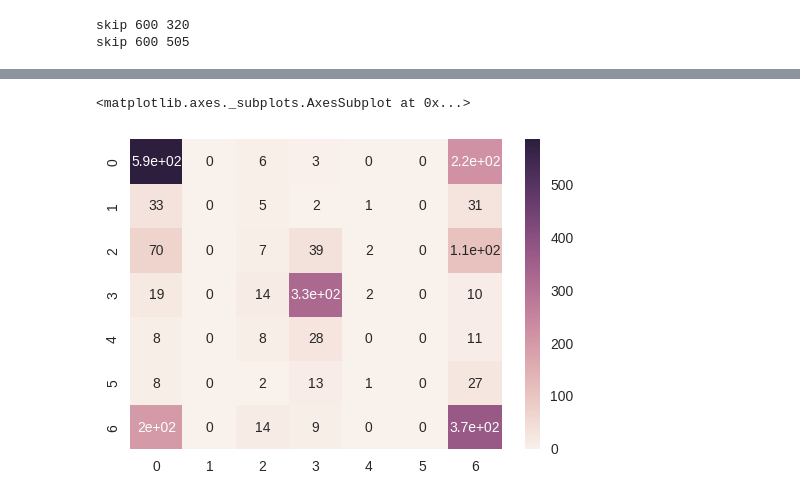
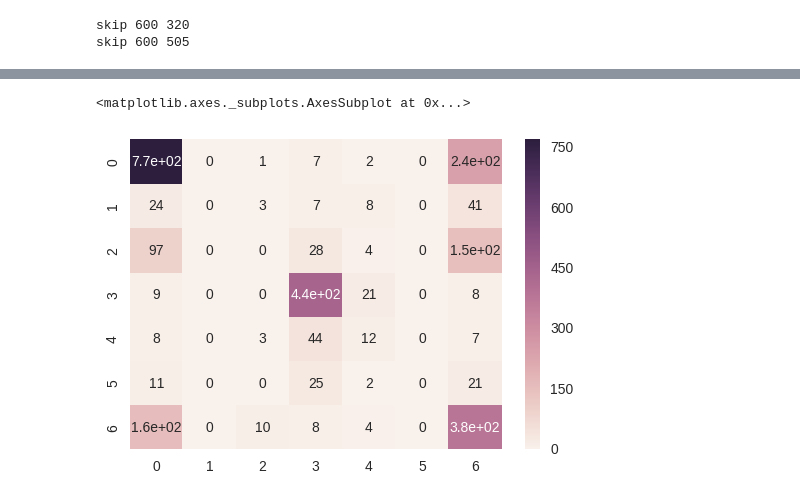
Before and after one commit to yqf3139/datamining_proj_2, a Jupyter notebook: task3/dataset/3-1-use-small-seg-rnn-solve-1.ipynb, the cells around one changed output, grey strips where cells are left out. Drawn from its saved outputs; the diff is of its cells as text; code cells hidden in the pictures.

```diff
--- a/task3/dataset/3-1-use-small-seg-rnn-solve-1.ipynb
+++ b/task3/dataset/3-1-use-small-seg-rnn-solve-1.ipynb
@@ -142,12 +155,14 @@ datasets = list(map(preprocess, datasets))
 # %%
 train_act_fea_list = list(map(extract_feature, trainsets))
 test_act_fea_list = list(map(extract_feature, testsets))
+all_act_fea_list = train_act_fea_list + test_act_fea_list
 # %% [output]
 skip 600 320
 skip 600 505
 # %%
 train_X, train_y = get_X_y(train_act_fea_list)
 test_X, test_y = get_X_y(test_act_fea_list)
+all_X, all_y = get_X_y(all_act_fea_list)
 # %%
 train_X.shape
 # %% [output]
@@ -193,7 +208,7 @@ def build_model():
                   metrics=['accuracy'])
     return model
 
-estimator = KerasClassifier(build_fn=build_model, nb_epoch=8, batch_size=32, verbose=0)
+estimator = KerasClassifier(build_fn=build_model, nb_epoch=6, batch_size=32, verbose=1)
 
 estimator.fit(train_X, train_y)
 
@@ -218,4 +244,4 @@ sns.heatmap(df_cm, annot=True)
 # %%
-predicted = cross_val_predict(estimator, train_X, train_y, cv=10)
-metrics.accuracy_score(train_y, predicted)
+predicted = cross_val_predict(estimator, all_X, all_y, cv=10)
+metrics.accuracy_score(all_y, predicted)
 # %% [output]
@@ -223,13 +266,13 @@ metrics.accuracy_score(train_y, predicted)
 # %%
 from sklearn.metrics import confusion_matrix
 
 # Compute confusion matrix
-cnf_matrix = confusion_matrix(train_y, predicted)
+cnf_matrix = confusion_matrix(all_y, predicted)
 np.set_printoptions(precision=2)
 
 df_cm = pd.DataFrame(cnf_matrix, index = [str(x) for x in range(0, CLASS_NUM)],
                   columns = [str(x) for x in range(0, CLASS_NUM)])
 sns.heatmap(df_cm, annot=True)
 # %% [output]
 <matplotlib.axes._subplots.AxesSubplot at 0x...>
-[figure, old version]
+[figure, new version]
```
Also changed, not shown: parts of 8 cells of this notebook.
